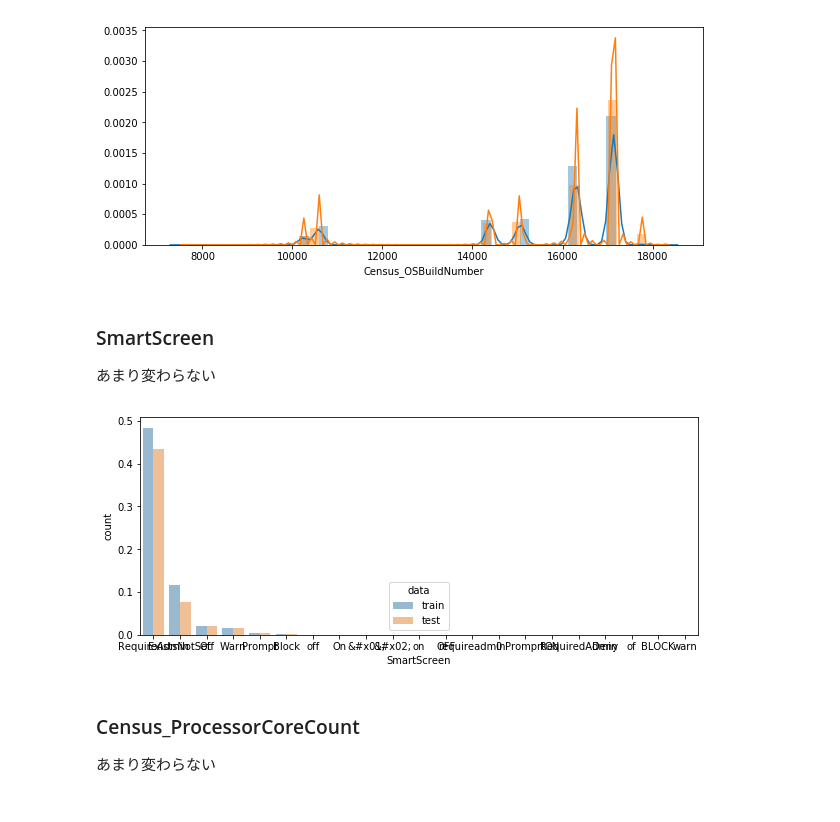
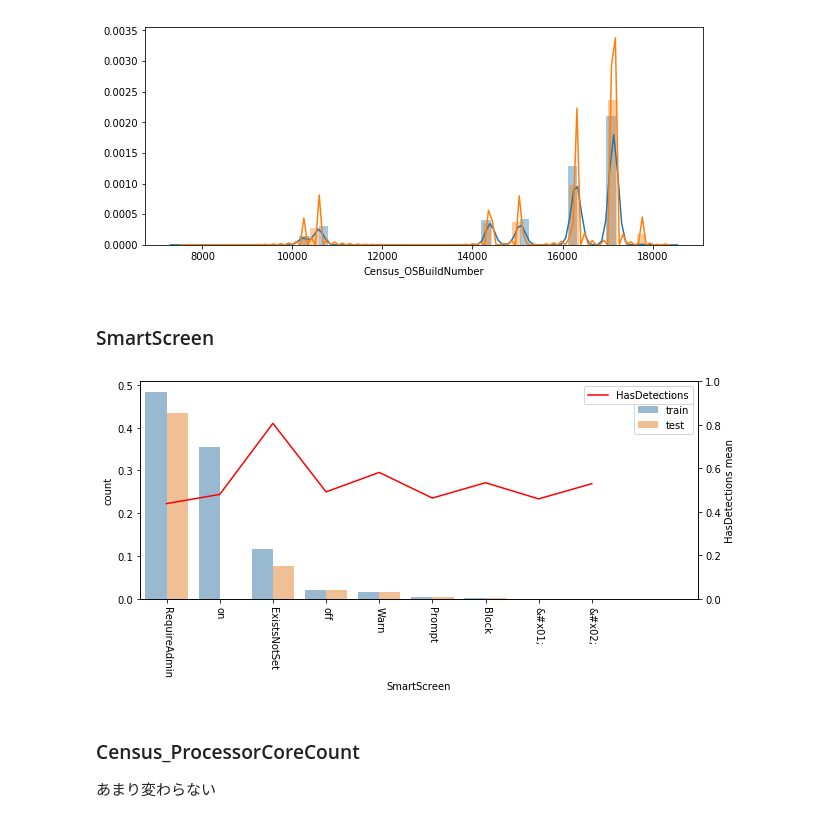
Before and after one commit to Yoshiki-Takahashi/kaggle_work, a Jupyter notebook: MalwarePrediction/notebook/EDA.ipynb, the cells around one changed output. Cells and saved outputs as stored; diff of their text form; code cells hidden in the pictures.

```diff
--- a/MalwarePrediction/notebook/EDA.ipynb
+++ b/MalwarePrediction/notebook/EDA.ipynb
@@ -237,5 +186,5 @@ tools4kaggle.eda.train_test_dist(sample_df,test_df,'DaysFrom2018',disp_range=0.8
 
 ほぼ同一分布
 # %%
-tools4kaggle.eda.train_test_dist(sample_df, test_df,'Census_InternalPrimaryDiagonalDisplaySizeInInches', disp_range=0.9)
+t4k.eda.train_test_dist(sample_df, test_df,'Census_InternalPrimaryDiagonalDisplaySizeInInches', disp_range=0.9)
 # %% [output]
@@ -244,5 +193,5 @@ tools4kaggle.eda.train_test_dist(sample_df, test_df,'Census_InternalPrimaryDiago
 ### Census_TotalPhysicalRAM
 ほぼ同一分布
 # %%
-tools4kaggle.eda.train_test_dist(sample_df, test_df, 'Census_TotalPhysicalRAM', disp_range=0.9)
+t4k.eda.train_test_dist(sample_df, test_df, 'Census_TotalPhysicalRAM', disp_range=0.9)
 # %% [output]
@@ -251,22 +200,21 @@ tools4kaggle.eda.train_test_dist(sample_df, test_df, 'Census_TotalPhysicalRAM',
 ### LocaleEnglishNameIdentifier
 結構違う．test の方が新しい．
 # %%
-tools4kaggle.eda.train_test_dist(sample_df, test_df,'LocaleEnglishNameIdentifier',disp_range=0.8,bins=50)
+t4k.eda.train_test_dist(sample_df, test_df,'LocaleEnglishNameIdentifier',disp_range=0.8,bins=50)
 # %% [output]
 [figure]
 # %% [markdown]
 ### Census_OSBuildNumber
 # %%
-tools4kaggle.eda.train_test_dist(sample_df,test_df,'Census_OSBuildNumber')
+t4k.eda.train_test_dist(sample_df,test_df,'Census_OSBuildNumber')
 # %% [output]
 [figure]
 # %% [markdown]
 ### SmartScreen
-あまり変わらない
 # %%
-tools4kaggle.eda.train_test_dist(sample_df,test_df,'SmartScreen')
+t4k.eda.train_test_dist(sample_df,test_df,'SmartScreen',target_name='HasDetections',disp_num=10)
 # %% [output]
-[figure, old version]
+[figure, new version]
 # %% [markdown]
 ### Census_ProcessorCoreCount
 あまり変わらない
```
Also changed, not shown: parts of 66 cells of this notebook, 7 other files.
